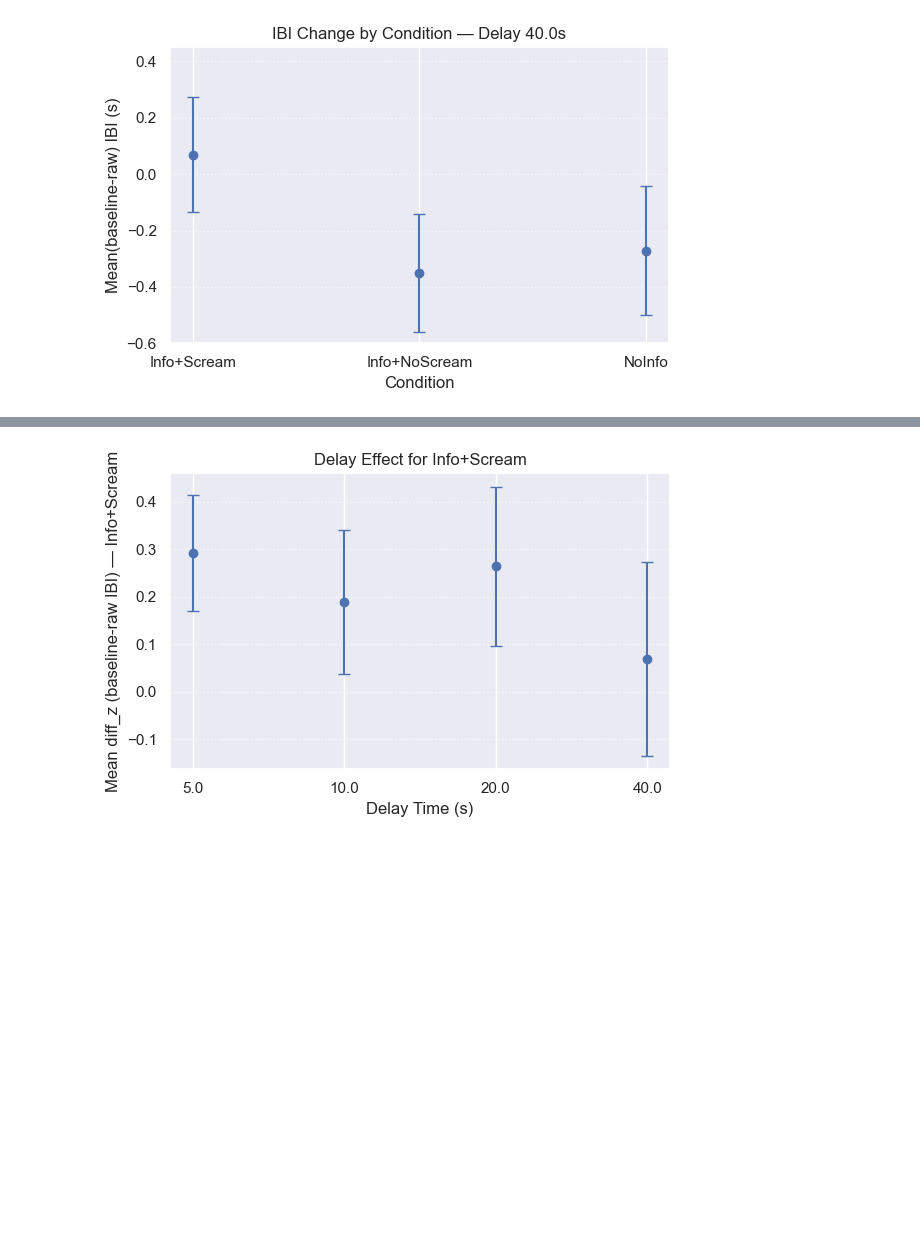
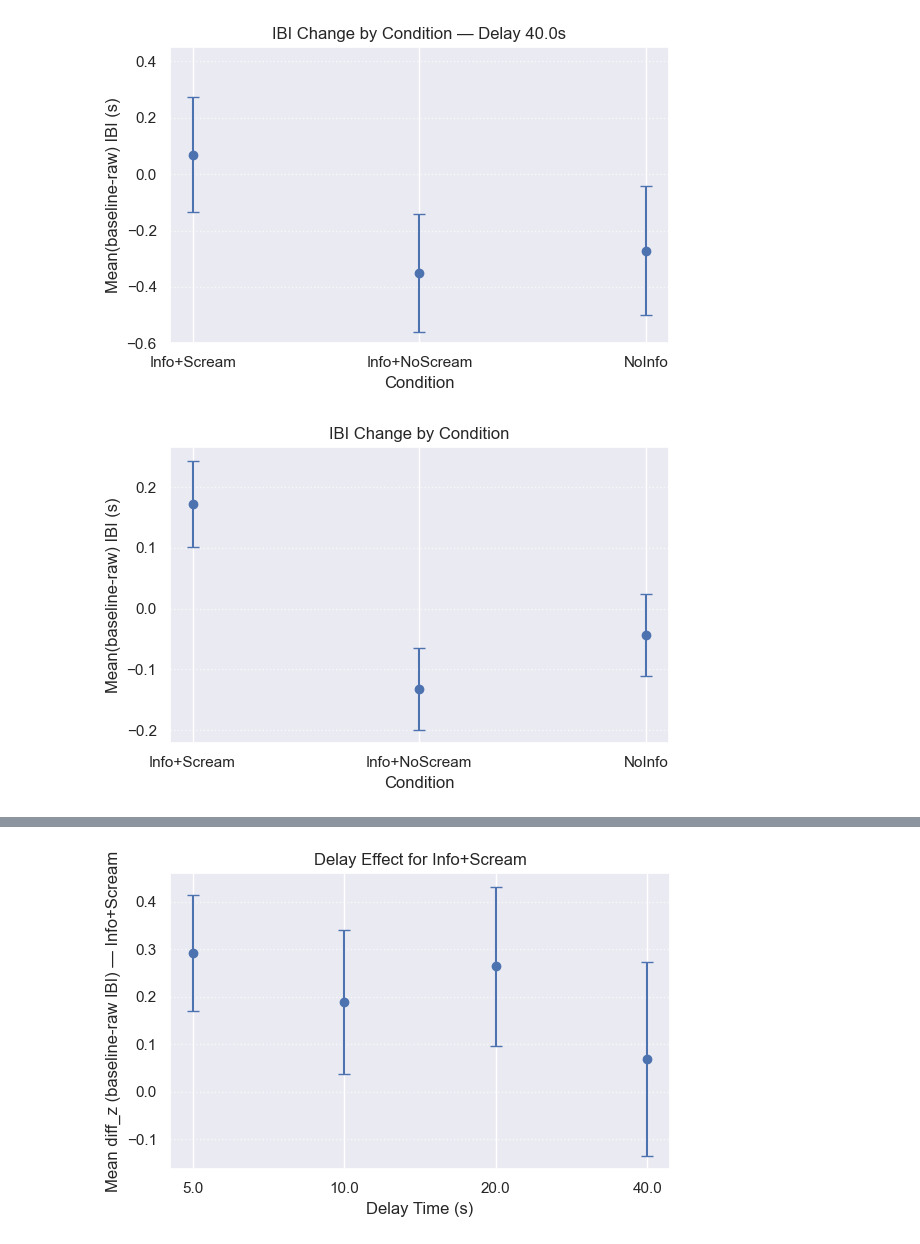
Before and after one commit to stelladongjz/Anticip_EKG_Analysis, a Jupyter notebook: Stella_AvAnt2025_AnalysisEKG_fromPreproc.ipynb, the cells around one changed output, grey strips where cells are left out. Drawn from its saved outputs; the diff is of its cells as text; code cells hidden in the pictures; blank space fills up the shorter version.

Commit message:
updated analysis, need to polish plotting style

```diff
--- a/Stella_AvAnt2025_AnalysisEKG_fromPreproc.ipynb
+++ b/Stella_AvAnt2025_AnalysisEKG_fromPreproc.ipynb
@@ -571,3 +472,36 @@ def plot_diff_ibi(diff_part_df, cond_labels):
         plt.grid(axis='y', linestyle=':', alpha=0.7)
         plt.tight_layout()
         plt.show()
+# %%
+
+def plot_overall_diff_ibi(diff_part_df, cond_labels):
+    """
+    Takes participant-level diffs, computes mean±SEM per delay & condition,
+    and plots one error-bar figure per delay.
+    """
+    x = np.arange(len(cond_labels))
+
+    # compute stats
+    stats = (
+        diff_part_df
+        .groupby('condition')['diff_z']
+        .agg(['mean','std','count'])
+        .reindex(cond_labels)        # ensure order
+    )
+    stats['sem'] = stats['std'] / np.sqrt(stats['count'])
+
+    means = stats['mean'].values
+    sems  = stats['sem'].values
+
+    plt.figure(figsize=(6,4))
+    plt.errorbar(
+        x, means, yerr=sems,
+        fmt='o', capsize=4, linewidth=1.5
+    )
+    plt.xticks(x, cond_labels)
+    plt.xlabel('Condition')
+    plt.ylabel('Mean(baseline-raw) IBI (s)')
+    plt.title(f'IBI Change by Condition')
+    plt.grid(axis='y', linestyle=':', alpha=0.7)
+    plt.tight_layout()
+    plt.show()
@@ -992,3 +1010,8 @@ plot_diff_ibi(part_ibi_diff, conds)
 [figure]
 [figure]
 [figure]
+# %%
+#collapsing delay times
+plot_overall_diff_ibi(part_ibi_diff,conds)
+# %% [output]
+[figure, added]
```
Also changed, not shown: parts of 4 cells of this notebook.
